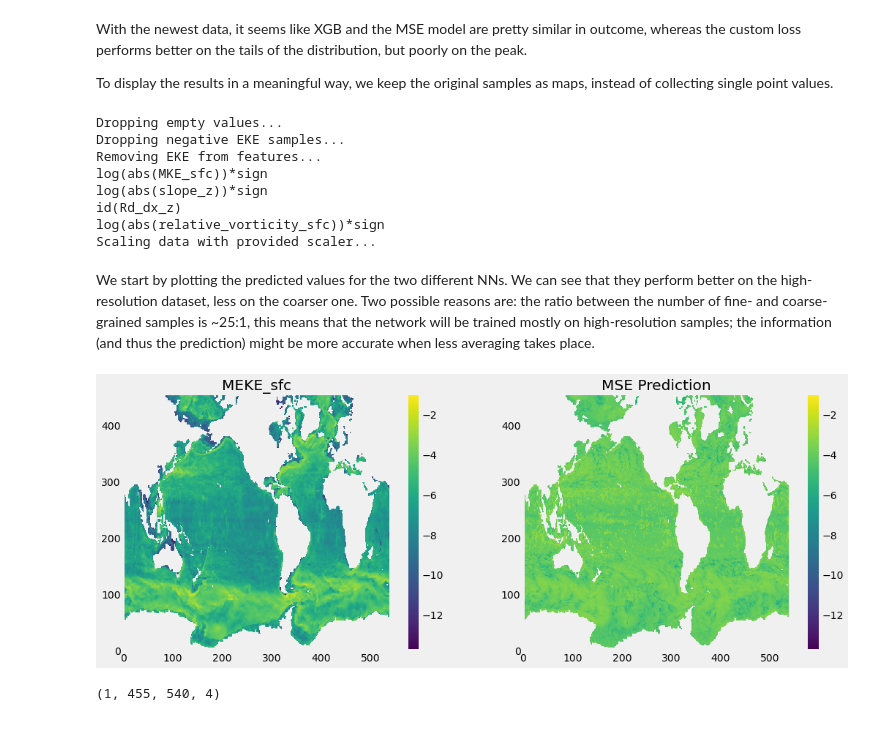
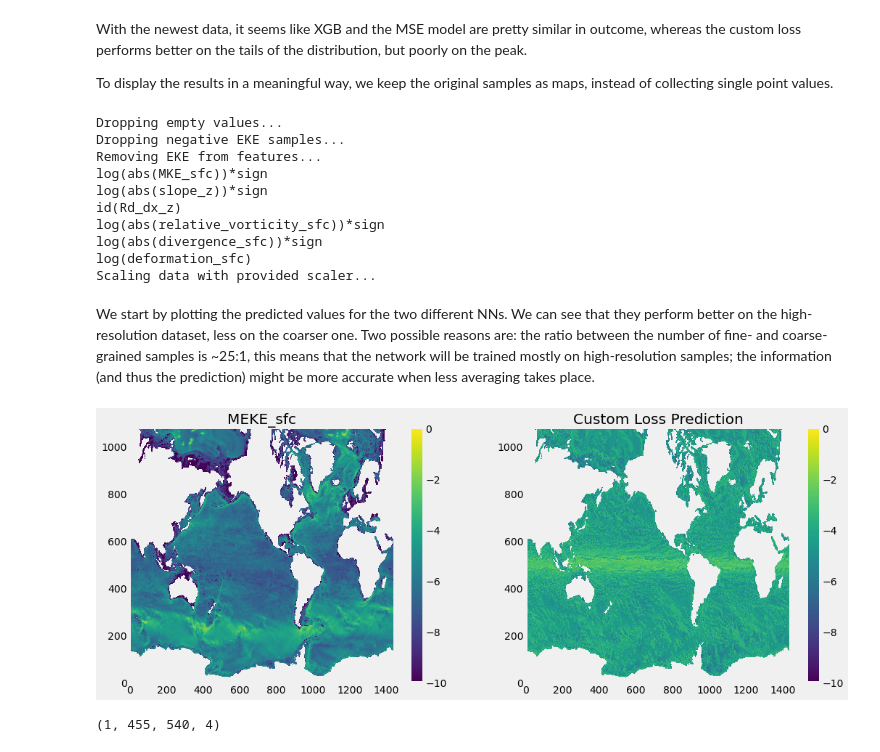
Before and after one commit to CrayLabs/NCAR_ML_EKE, a Jupyter notebook: notebooks/train_new_data.ipynb, the cells around one changed output. Cells and saved outputs as stored; diff of their text form; code cells hidden in the pictures.

Commit message:
Adds inference notebook and scaler.

```diff
--- a/notebooks/train_new_data.ipynb
+++ b/notebooks/train_new_data.ipynb
@@ -479,7 +479,7 @@ import torch
 from torchsummary import summary
 
 model_mse = torch.load('./ml_eke/nn/pytorch/trained_models/ResNetSmall_6_mse_prep_cf23.pkl', map_location=torch.device('cpu'))
-#model_cus = torch.load('./ml_eke/nn/pytorch/ResNet_11-100_custom_all.pkl', map_location=torch.device('cpu'))
+model_cus = torch.load('./ml_eke/nn/pytorch/trained_models/ResNetSmall_6_custom_prep_cf23.pkl', map_location=torch.device('cpu'))
 #print(model_mse)
 summary(model_mse, (6,))
 
@@ -487,7 +487,7 @@ summary(model_mse, (6,))
 #model_cus = keras.models.load_model('ml_eke/nn/trained_models/GEN-INT_l2_0.002_8_2020-12-17_512_custom.h5', compile=False)
 #model_mse.summary()
 
-scaler = load(open('ml_eke/nn/data/scaler_prep_cf6.pkl', 'rb'))
+scaler = load(open('ml_eke/nn/data/scaler_prep_cf23.pkl', 'rb'))
 #rf = XGBRegressor()
 #rf.load_model('./ml_eke/nn/data/xgbreg_cf10')
 # %% [output]
@@ -517,9 +517,9 @@ We load the datasets we did not use to train our NNs and look at how the predict
 datapath1 = '/lus/scratch/ashao/data/2_3/'
 datapath2 = '/lus/scratch/arigazzi/2_3_SSH/'
 
-datapath_1_4 = '/lus/scratch/spartee/MOM6_1-4_data_with_ssh/'
+datapath_1_4 = '/lus/scratch/arigazzi/1_4/'
 
-model_data = ml_eke.pop_data(datapath1, datapath1, skip_vars = ['x','y','depth','depth_stdev'], extra_pref=None, first_suffix='_10_001.nc')
+model_data = ml_eke.pop_data(datapath_1_4, datapath_1_4, skip_vars = ['x','y','depth','depth_stdev'], extra_pref=None, first_suffix='_1915_001.nc')
 #model_data_rough = ml_eke.pop_data(datapath1, datapath1, skip_vars = ['x','y','depth','depth_stdev'], extra_pref='rough', first_suffix='_16_001.nc')
 
 
@@ -528,7 +528,7 @@ model_data = ml_eke.pop_data(datapath1, datapath1, skip_vars = ['x','y','depth',
 
 # dataset_1_4 = get_samples(1, 200, ['Rd_dx_sfc'], model_data_1_4, predictands=['Rd_dx_sfc'])
 # data_1_4, targets_1_4, scaler_1_4 = prep_samples(dataset_1_4)
-dataset = get_samples(1, 200, columns, model_data, predictands=['MEKE_z'])
+dataset = get_samples(1, 2, columns, model_data, predictands=['MEKE_z'])
 #dataset_rough = get_samples(1, 200, columns, model_data_rough, predictands=['MEKE_sfc'])
 data, targets, _ = prep_samples(dataset, scaler=None, abs_val=[True, True, True, True, True, False], clean_after_reg=True, skip_vars=['Rd_dx_z'], scale=True)
 #data_norm, _, _  = prep_samples(dataset, scaler=None, abs_val=[True, True, True, True, True, False], clean_after_reg=True, skip_vars=['Rd_dx_z'], scale=False)
@@ -778,7 +764,7 @@ def prep_maps(sample, target, mask, scaler, model, abs_val=None, clean_after_reg
 #del sample_10, target_10, mask_10, disp_sample_10, disp_target_10, disp_pred_10_mse
 
 sample, target, mask = get_samples_2D(120, 121, columns, model_data, predictands=['MEKE_z'])
-disp_sample, disp_target, disp_pred_mse = prep_maps(sample, target, mask, scaler=scaler, model=model_mse, abs_val=[True, True, True, True, True, False], clean_after_reg=True, skip_vars=['Rd_dx_z'])
+disp_sample, disp_target, disp_pred_mse = prep_maps(sample, target, mask, scaler=scaler, model=model_cus, abs_val=[True, True, True, True, True, False], clean_after_reg=True, skip_vars=['Rd_dx_z'])
 
 # sample_rough, target_rough, mask_rough = get_samples_2D(110, 111, columns, model_data_rough, predictands=['MEKE_sfc'])
 # disp_sample_rough, disp_target_rough, disp_pred_rough_mse = prep_maps(sample_rough, target_rough, mask_rough, scaler, model_mse)
@@ -790,6 +776,8 @@ log(abs(MKE_sfc))*sign
 log(abs(slope_z))*sign
 id(Rd_dx_z)
 log(abs(relative_vorticity_sfc))*sign
+log(abs(divergence_sfc))*sign
+log(deformation_sfc)
 Scaling data with provided scaler...
 # %% [markdown]
 We start by plotting the predicted values for the two different NNs. We can see that they perform better on the high-resolution dataset, less on the coarser one. Two possible reasons are: the ratio between the number of fine- and coarse-grained samples is ~25:1, this means that the network will be trained mostly on high-resolution samples; the information (and thus the prediction) might be more accurate when less averaging takes place.
@@ -801,12 +789,12 @@ mask_s = mask.squeeze()
 plt.figure(figsize=(16,6))
 
 vmin = -10
-vmin = min(np.min(disp_target[mask_s]),
-np.min(disp_pred_mse[mask_s]))
+# vmin = min(np.min(disp_target[mask_s]),
+# np.min(disp_pred_mse[mask_s]))
 # np.min(disp_pred_rough_mse[mask_rough_s]))
 vmax = 0
-vmax = max(np.max(disp_target[mask_s]),
-np.max(disp_pred_mse[mask_s]))
+# vmax = max(np.max(disp_target[mask_s]),
+# np.max(disp_pred_mse[mask_s]))
 # vmax=max(vmax, np.max(disp_pred_rough_mse[mask_rough_s])))
 
 plt.subplot(1,2,1)
@@ -815,36 +803,36 @@ plt.colorbar()
 plt.title('MEKE_sfc')
 plt.subplot(1,2,2)
 plt.pcolormesh(disp_pred_mse, vmin=vmin, vmax=vmax)
-plt.title('MSE Prediction')
+plt.title('Custom Loss Prediction')
 plt.colorbar()
 
 # plt.subplot(1,3,3)
 # plt.pcolormesh(disp_pred_rough_mse, vmin=vmin, vmax=vmax)
 # plt.title('MSE Prediction Rough')
 # plt.colorbar()
 #plt.pcolormesh(disp_pred_10_cus, vmin=vmin, vmax=vmax)
 #plt.title('Custom loss Prediction')
 
 # vmin = min(np.min(disp_target_2[mask_2_s]),
 #            np.min(disp_pred_2_mse[mask_2_s]),
 #            np.min(disp_pred_2_cus[mask_2_s]))
 # vmax = max(np.max(disp_target_2[mask_2_s]),
 #            np.max(disp_pred_2_mse[mask_2_s]),
 #            np.max(disp_pred_2_cus[mask_2_s]))
 # plt.subplot(2,3,4)
 # plt.pcolormesh(disp_target_2, vmin=vmin, vmax=vmax)
 # plt.title('Target 2x2')
 # plt.subplot(2,3,5)
 # plt.pcolormesh(disp_pred_2_mse, vmin=vmin, vmax=vmax)
 # plt.title('MSE Prediction')
 # plt.subplot(2,3,6)
 # plt.pcolormesh(disp_pred_2_cus, vmin=vmin, vmax=vmax)
 # plt.title('Custom loss Prediction')
 # plt.draw()
 
 plt.savefig('predicted_ML.png')
 # %% [output]
-[figure, old version]
+[figure, new version]
 # %%
 samples_23, targets_23, mask_23 = get_samples_2D(0, 1, columns, model_data, predictands=['MEKE_z'], preprocess=False, skip_preprocess_var=['Rd_dx_z'])
 print(samples_23.shape)
```
Also changed, not shown: parts of 3 cells of this notebook, 2 other files.
